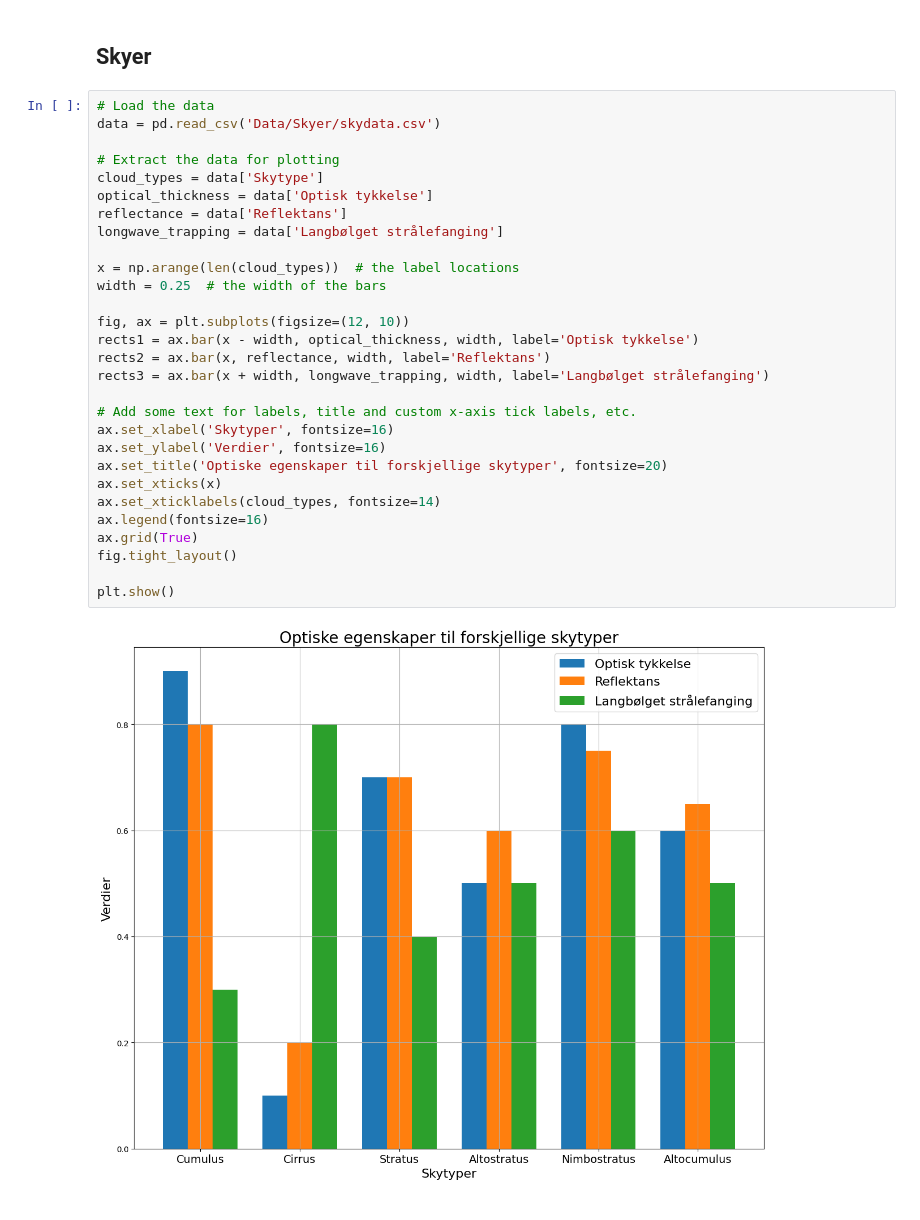
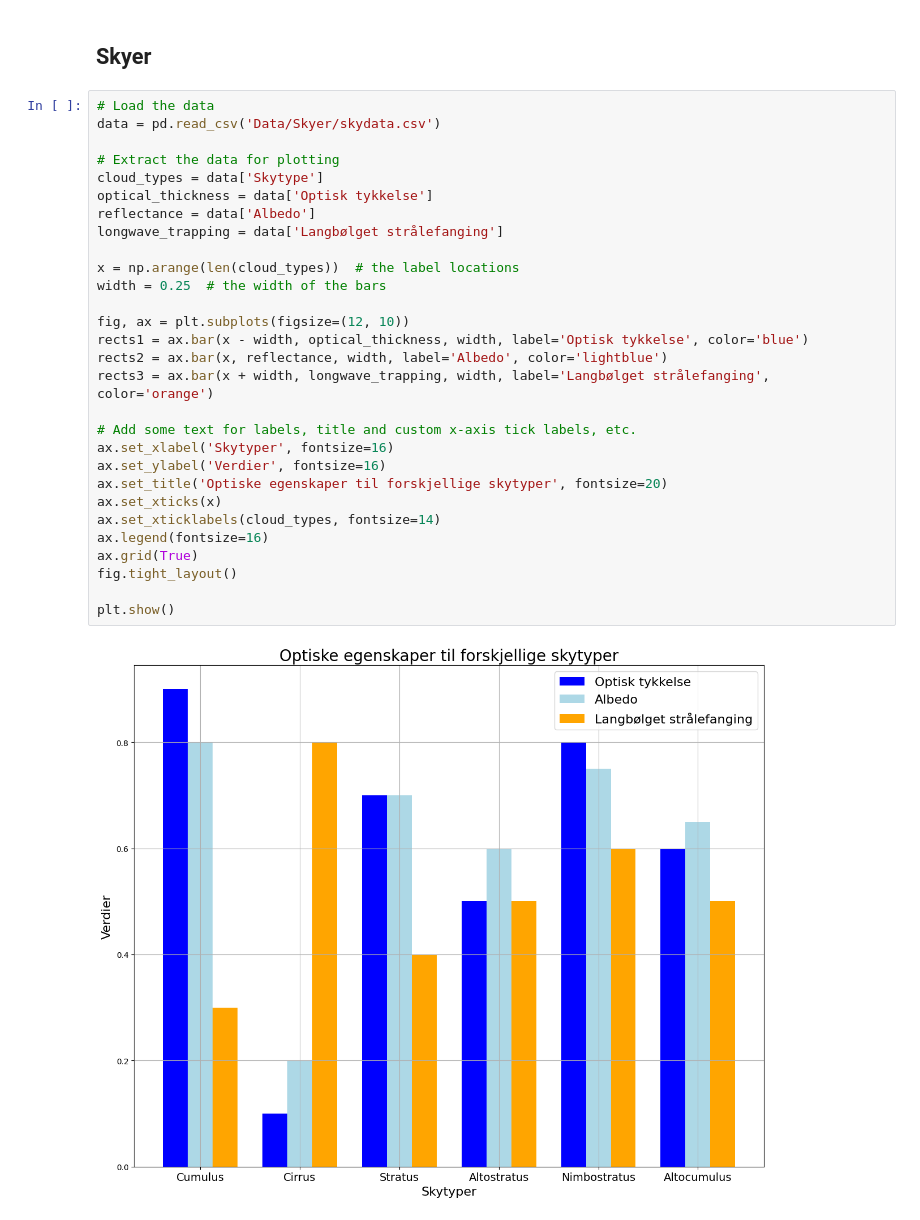
Before and after one commit to SkaugJr/FY3201-AtmFys, a Jupyter notebook: Miniprosjekt3/Analyse.ipynb, the cells around one changed output. Cells and saved outputs as stored; diff of their text form.

Commit message:
Data

```diff
--- a/Miniprosjekt3/Analyse.ipynb
+++ b/Miniprosjekt3/Analyse.ipynb
@@ -68,31 +68,31 @@ plt.show()
 # %%
 # Load the data
 data = pd.read_csv('Data/Skyer/skydata.csv')
 
 # Extract the data for plotting
 cloud_types = data['Skytype']
 optical_thickness = data['Optisk tykkelse']
-reflectance = data['Reflektans']
+reflectance = data['Albedo']
 longwave_trapping = data['Langbølget strålefanging']
 
 x = np.arange(len(cloud_types))  # the label locations
 width = 0.25  # the width of the bars
 
 fig, ax = plt.subplots(figsize=(12, 10))
-rects1 = ax.bar(x - width, optical_thickness, width, label='Optisk tykkelse')
-rects2 = ax.bar(x, reflectance, width, label='Reflektans')
-rects3 = ax.bar(x + width, longwave_trapping, width, label='Langbølget strålefanging')
+rects1 = ax.bar(x - width, optical_thickness, width, label='Optisk tykkelse', color='blue')
+rects2 = ax.bar(x, reflectance, width, label='Albedo', color='lightblue')
+rects3 = ax.bar(x + width, longwave_trapping, width, label='Langbølget strålefanging', color='orange')
 
 # Add some text for labels, title and custom x-axis tick labels, etc.
 ax.set_xlabel('Skytyper', fontsize=16)
 ax.set_ylabel('Verdier', fontsize=16)
 ax.set_title('Optiske egenskaper til forskjellige skytyper', fontsize=20)
 ax.set_xticks(x)
 ax.set_xticklabels(cloud_types, fontsize=14)
 ax.legend(fontsize=16)
 ax.grid(True)
 fig.tight_layout()
 
 plt.show()
 # %% [output]
-[figure, old version]
+[figure, new version]
```
Also changed, not shown: parts of 3 cells of this notebook, 1 other file.
